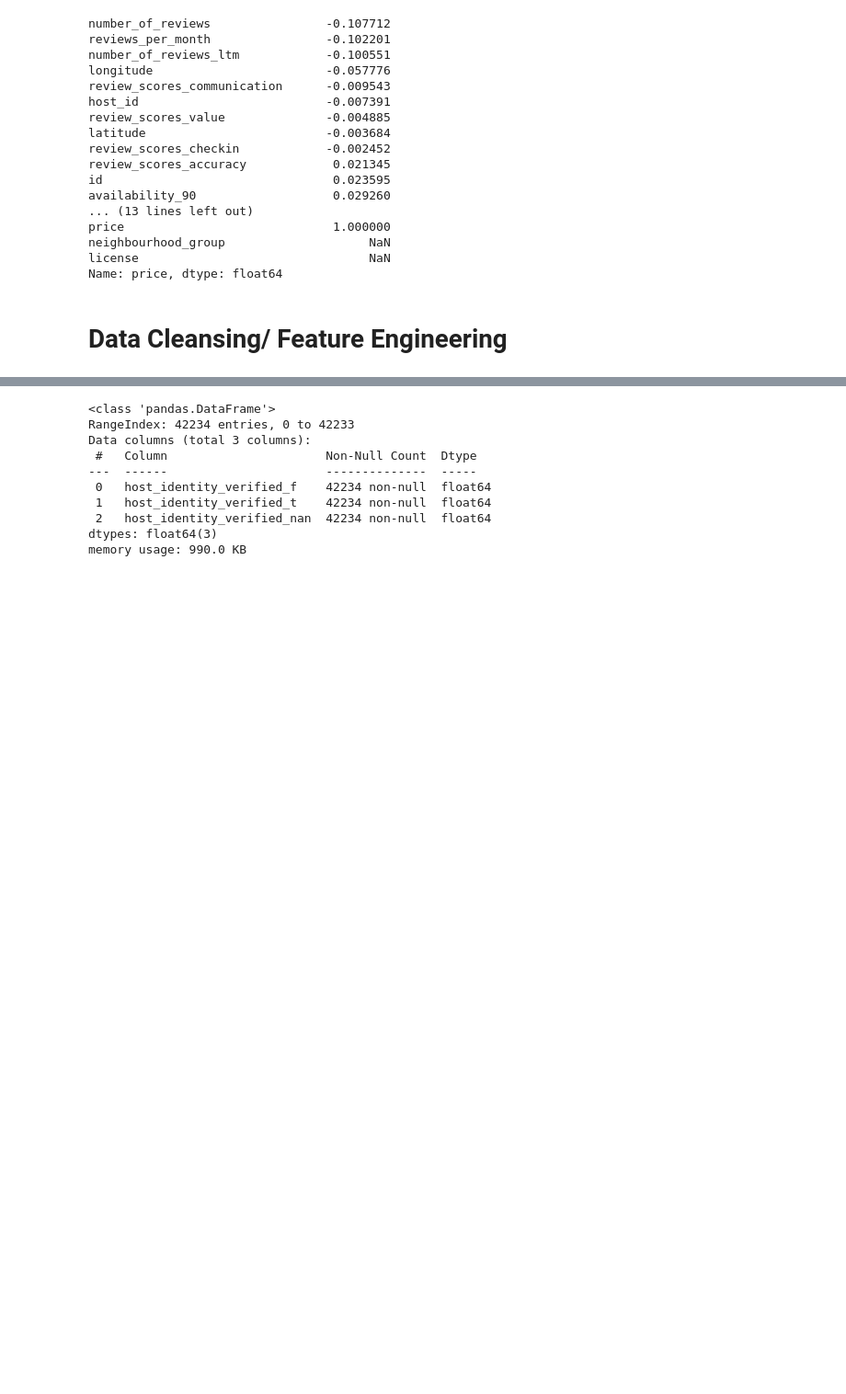
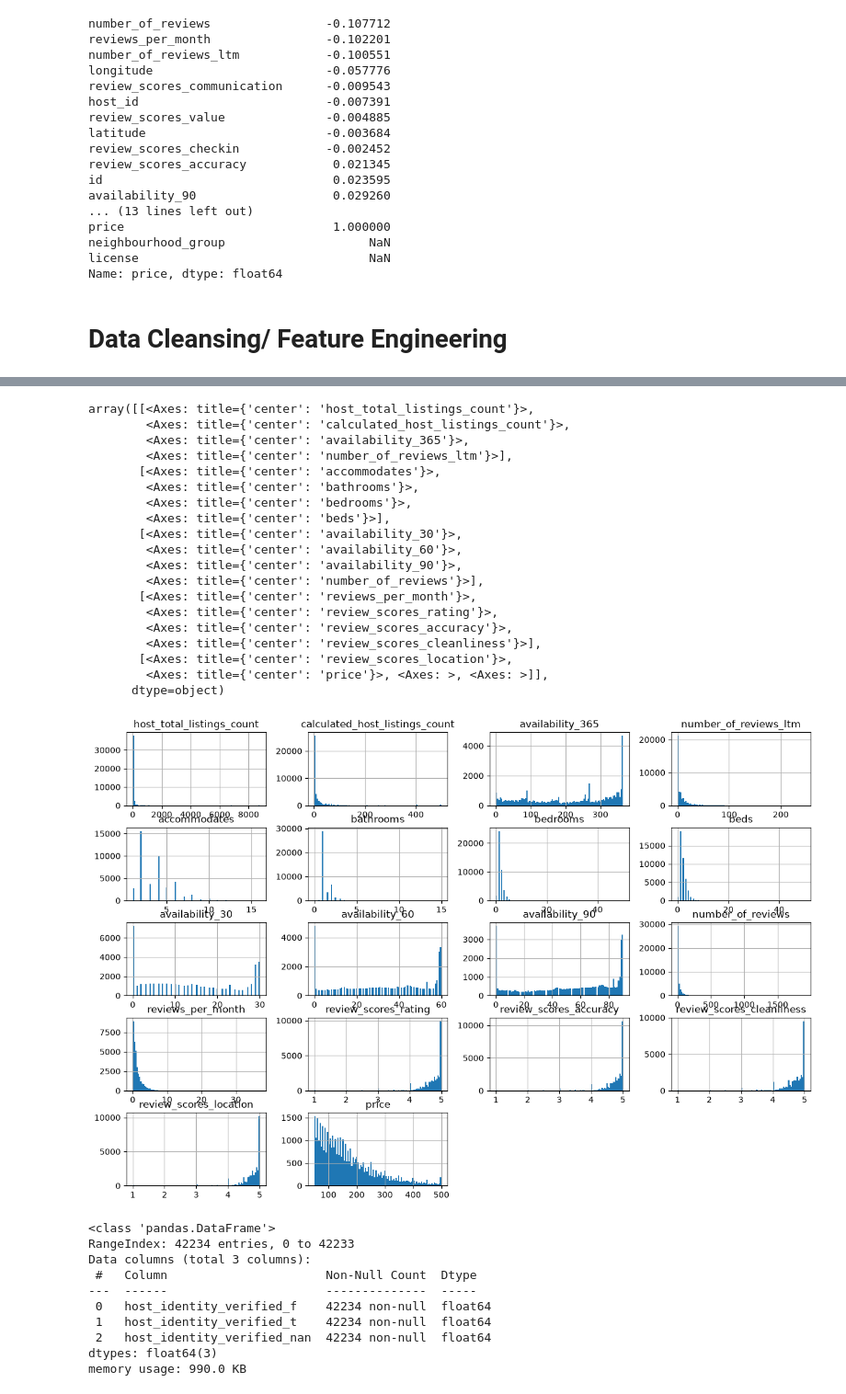
Before and after one commit to Jhe56/Incomplete-Assignments, a Jupyter notebook: assignment4/Data_Challenge.ipynb, the cells around one changed output, grey strips where cells are left out. Shown at 92% size. Saved outputs shown, nothing was run; the diff lists cells and outputs as text; code cells hidden in the pictures; blank space fills up the shorter version.

```diff
--- a/assignment4/Data_Challenge.ipynb
+++ b/assignment4/Data_Challenge.ipynb
@@ -170,3 +170,29 @@ memory usage: 7.7 MB
+# %%
+cols = [c for c in train_df.columns if not c.startswith('neighbourhood_')]
+cols = [c for c in cols if not c.startswith('room_type_')]
+cols = [c for c in cols if not c.startswith('host_identity_verified_')]
+train_df[cols].hist(bins=100, figsize=(15,10))
+# %% [output]
+array([[<Axes: title={'center': 'host_total_listings_count'}>,
+        <Axes: title={'center': 'calculated_host_listings_count'}>,
+        <Axes: title={'center': 'availability_365'}>,
+        <Axes: title={'center': 'number_of_reviews_ltm'}>],
+       [<Axes: title={'center': 'accommodates'}>,
+        <Axes: title={'center': 'bathrooms'}>,
+        <Axes: title={'center': 'bedrooms'}>,
+        <Axes: title={'center': 'beds'}>],
+       [<Axes: title={'center': 'availability_30'}>,
+        <Axes: title={'center': 'availability_60'}>,
+        <Axes: title={'center': 'availability_90'}>,
+        <Axes: title={'center': 'number_of_reviews'}>],
+       [<Axes: title={'center': 'reviews_per_month'}>,
+        <Axes: title={'center': 'review_scores_rating'}>,
+        <Axes: title={'center': 'review_scores_accuracy'}>,
+        <Axes: title={'center': 'review_scores_cleanliness'}>],
+       [<Axes: title={'center': 'review_scores_location'}>,
+        <Axes: title={'center': 'price'}>, <Axes: >, <Axes: >]],
+      dtype=object)
+[figure, added]
 # %%
 #neighborhood has no Nan values
 for col in train_df.select_dtypes(include="number").columns:
```
Also changed, not shown: parts of 7 cells of this notebook.
